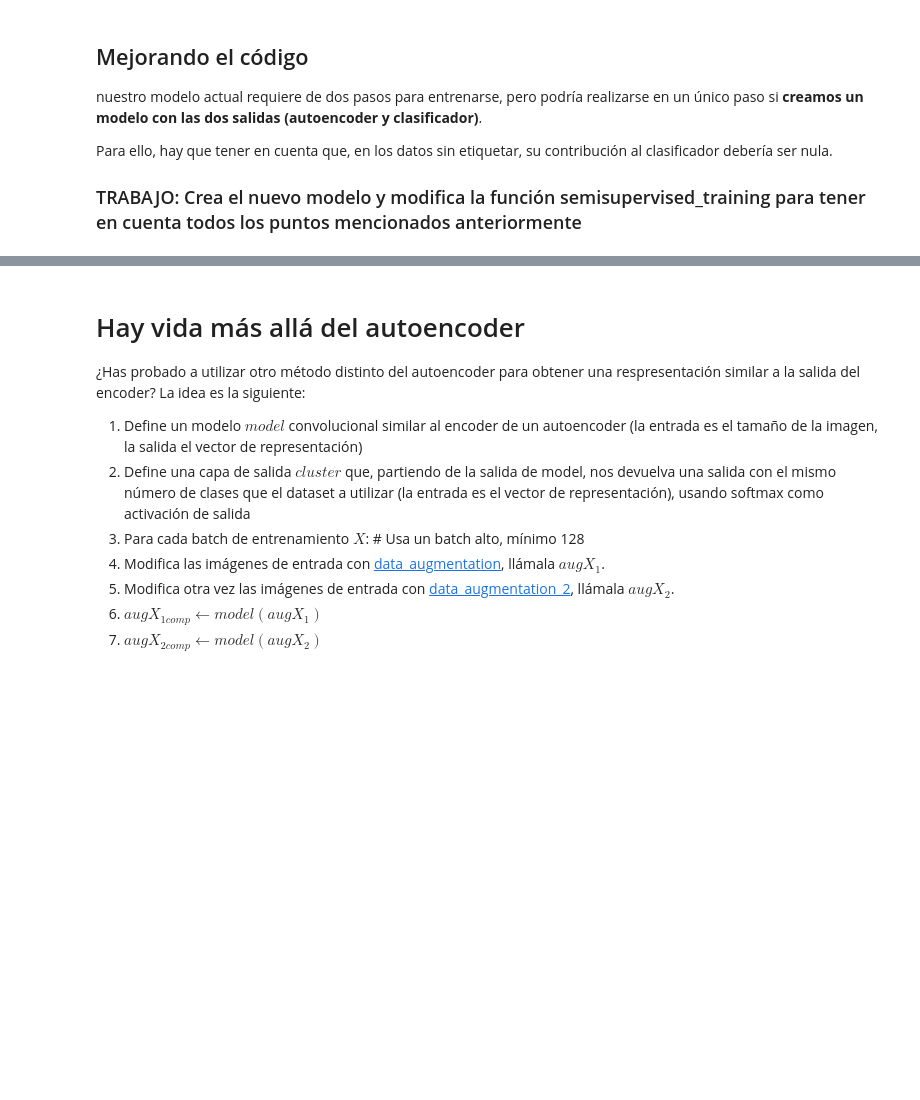
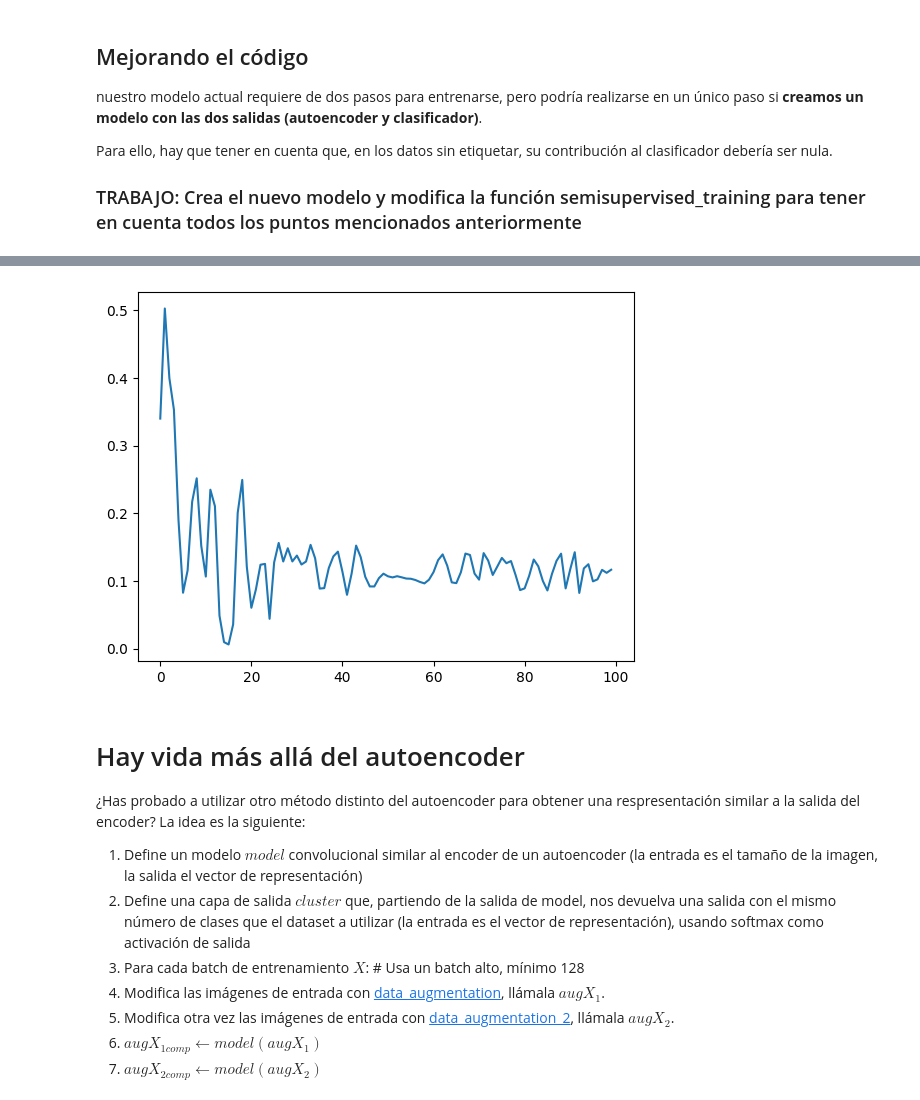
Before and after one commit to PepeRoConde/3year2sem, a Jupyter notebook: maai/p2/notebooks_preparatorios/Notebook 4 - Modelos Generativos.ipynb, the cells around one changed output, grey strips where cells are left out. Saved outputs shown, nothing was run; the diff lists cells and outputs as text; code cells hidden in the pictures; blank space fills up the shorter version.

```diff
--- a/maai/p2/notebooks_preparatorios/Notebook 4 - Modelos Generativos.ipynb
+++ b/maai/p2/notebooks_preparatorios/Notebook 4 - Modelos Generativos.ipynb
@@ -227,7 +227,7 @@ class MiClasificadorSemisupervisado:
         # Encoder part (shared for both autoencoder and classifier)
         encoded = layers.Dense(128, activation='relu', kernel_regularizer='l2')(input_layer)
         encoded = layers.Dense(64, activation='relu', kernel_regularizer='l2')(encoded)
-        encoded = layers.Dense(32, activation='relu', kernel_regularizer='l2')(encoded)
+        encoded = layers.Dense(16, activation='relu', kernel_regularizer='l2')(encoded)
 
         # Decoder for autoencoder part
         decoded = layers.Dense(64, activation='relu', kernel_regularizer='l2')(encoded)
@@ -236,7 +236,7 @@ class MiClasificadorSemisupervisado:
 
         # Classifier part
         classifier = layers.Dense(32, activation='relu', kernel_regularizer='l2')(encoded)
-        classifier = layers.Dense(32, activation='relu', kernel_regularizer='l2')(classifier)
+        classifier = layers.Dense(16, activation='relu', kernel_regularizer='l2')(classifier)
         classifier_output = layers.Dense(self.num_classes, activation='softmax',name='classifier')(classifier)
 
         # Autoencoder model (for reconstructing input)
@@ -313,3 +334,8 @@ print('Test accuracy :', model.score(x_test, y_test))
+# %%
+import matplotlib.pyplot as plt
+plt.plot(h.history['classifier_accuracy']);
+# %% [output]
+[figure, added]
 # %% [markdown]
 # Hay vida más allá del autoencoder
 
```
Also changed, not shown: parts of 10 cells of this notebook.
